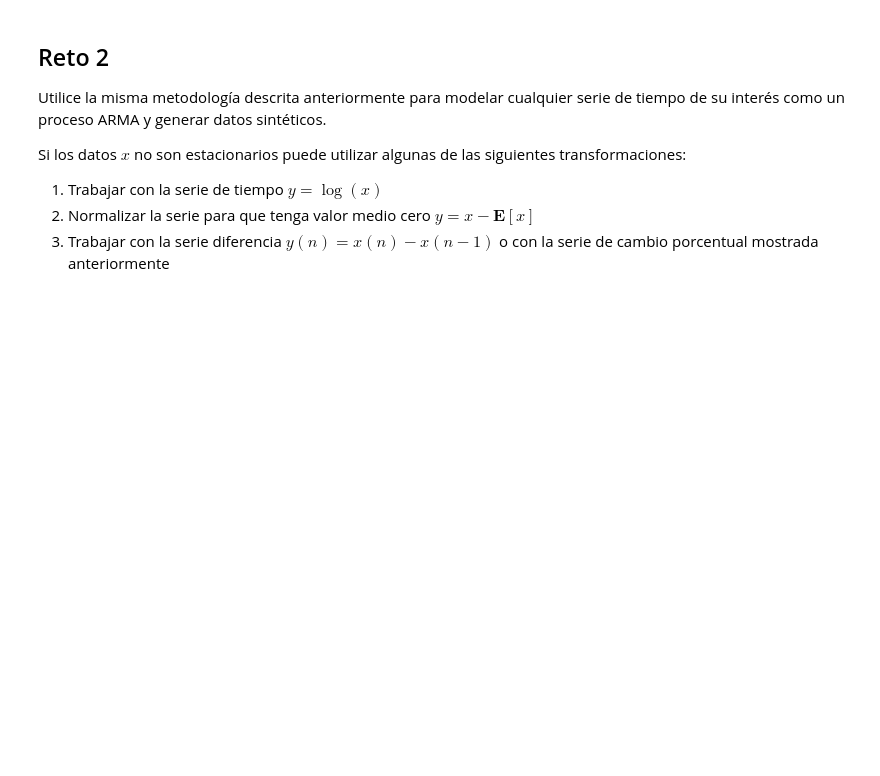
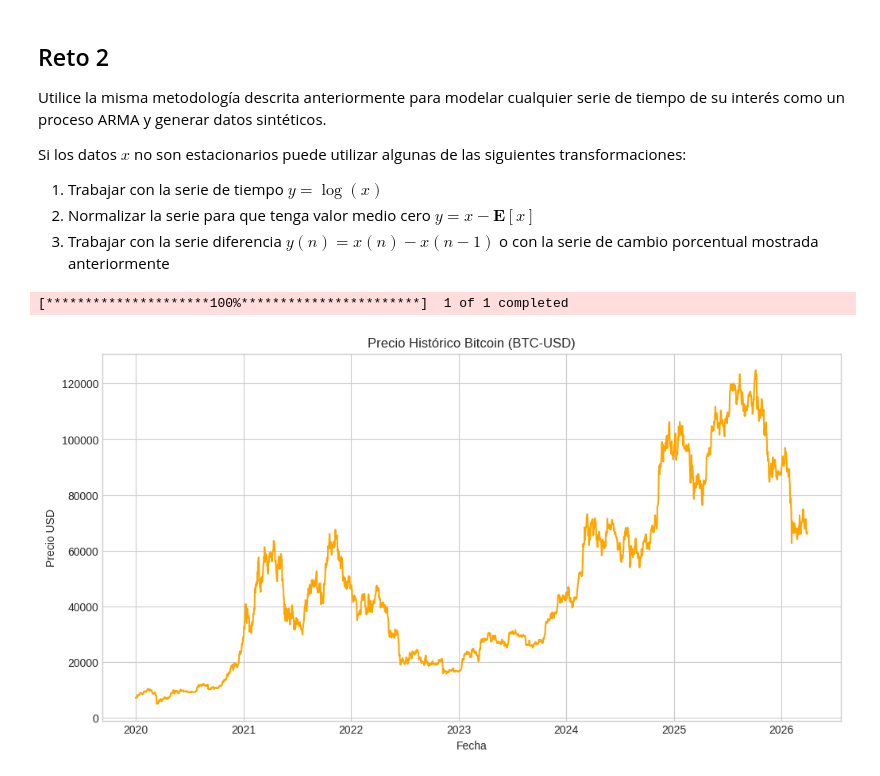
Before and after one commit to Samu24042/CienciaDeDatos, a Jupyter notebook: ciencia_de_datos_semana_7_modelos_arma.ipynb, the cells around one changed output. Saved outputs shown, nothing was run; the diff lists cells and outputs as text; code cells hidden in the pictures; blank space fills up the shorter version.

```diff
--- a/ciencia_de_datos_semana_7_modelos_arma.ipynb
+++ b/ciencia_de_datos_semana_7_modelos_arma.ipynb
@@ -210,3 +297,24 @@ Si los datos $x$ no son estacionarios puede utilizar algunas de las siguientes t
 1. Trabajar con la serie de tiempo $y=\log(x)$
 2. Normalizar la serie para que tenga valor medio cero $y=x-\mathbf{E}[x]$
 3. Trabajar con la serie diferencia $y(n)=x(n)-x(n-1)$ o con la serie de cambio porcentual mostrada anteriormente
+# %%
+ticker = "BTC-USD"
+
+data = yf.download(
+    ticker,
+    start="2020-01-01",
+    end="2026-03-31"
+)
+
+precios = data["Close"].squeeze()
+
+# GRAFICO DE PRECIOS HISTÓRICOS
+plt.figure()
+plt.plot(precios, color="orange")
+plt.title("Precio Histórico Bitcoin (BTC-USD)")
+plt.xlabel("Fecha")
+plt.ylabel("Precio USD")
+plt.show()
+# %% [output]
+[*********************100%***********************]  1 of 1 completed
+[figure, added]
```
Also changed, not shown: parts of 7 cells of this notebook.
